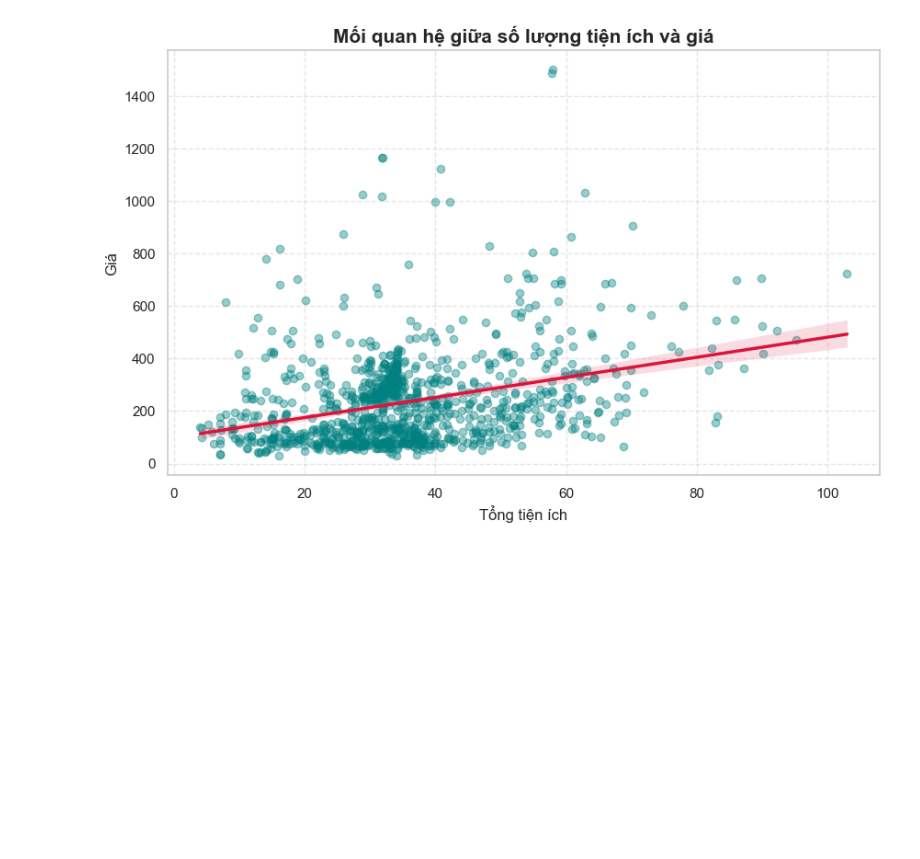
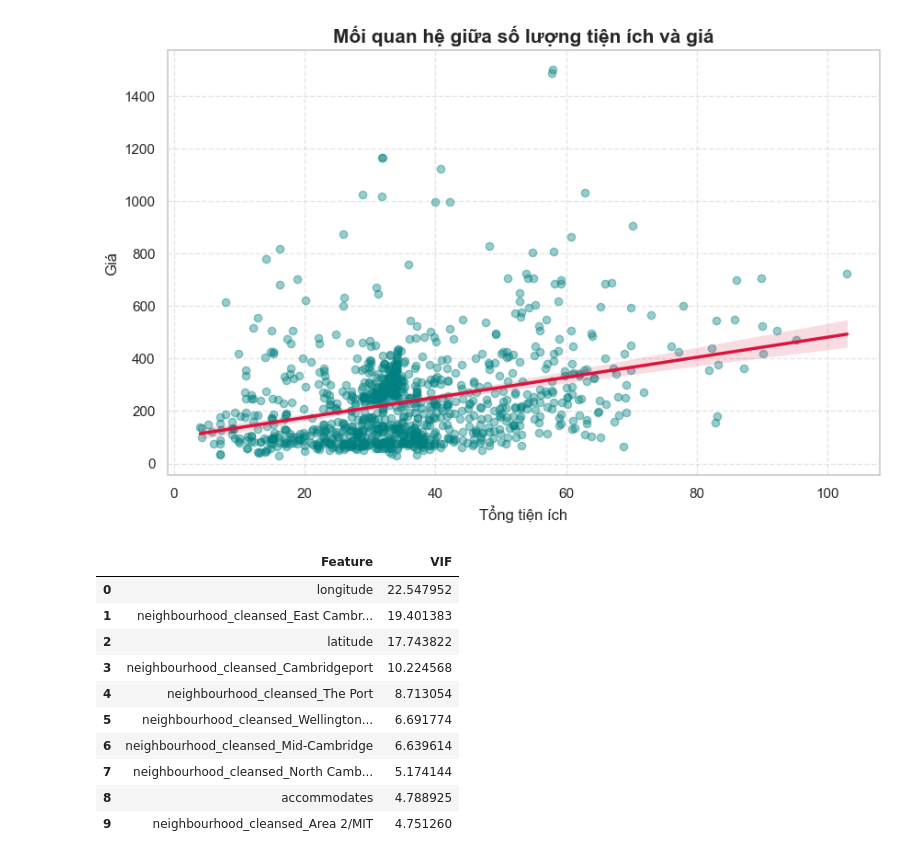
Before and after one commit to baokhanhth/Group01_Data_Analysis, a Jupyter notebook: notebooks/merge_and_eda.ipynb, the cells around one changed output. Saved outputs shown, nothing was run; the diff lists cells and outputs as text; code cells hidden in the pictures; blank space fills up the shorter version.

```diff
--- a/notebooks/merge_and_eda.ipynb
+++ b/notebooks/merge_and_eda.ipynb
@@ -292,0 +298,52 @@ plt.show()
+# %%
+file_path = '../data/processed/df_afterEDA.csv'
+df_afterEDA = pd.read_csv(file_path)
+# %%
+# One-Hot Encoding
+# Biến các cột chữ thành các cột số 0 và 1
+df_model = pd.get_dummies(df_afterEDA, drop_first=True)
+
+# 2. Tách X (Đề bài) và y (Đáp án) từ bảng đã toàn là số
+X = df_model.drop('price', axis=1)
+y = df_model['price']
+
+# 3. Khởi tạo công cụ chuẩn hóa
+scaler = StandardScaler()
+
+# 4. Chuẩn hóa (Scale) TOÀN BỘ tập X (lúc này X đã là số 100%)
+X_scaled_array = scaler.fit_transform(X)
+
+# 5. Ép ngược lại thành dạng bảng (DataFrame) để giữ lại tên các cột
+X_scaled = pd.DataFrame(X_scaled_array, columns=X.columns)
+# %%
+# Chia tập dữ liệu (Đề bài đã Scale và Đáp án) thành 80% học, 20% thi
+X_train_scaled, X_test_scaled, y_train, y_test = train_test_split(
+    X_scaled, y, test_size=0.2, random_state=42
+)
+# %%
+# 1. Tạo một bảng trống để lưu kết quả
+vif_data = pd.DataFrame()
+vif_data["Feature"] = X_train_scaled.columns
+
+# 2. Chạy vòng lặp tính điểm VIF cho từng cột trong tập Train
+vif_data["VIF"] = [
+    variance_inflation_factor(X_train_scaled.values, i)
+    for i in range(len(X_train_scaled.columns))
+]
+
+# 3. Sắp xếp điểm VIF từ cao xuống thấp để tìm ra những cột có nguy cơ cao nhất
+vif_data = vif_data.sort_values(by="VIF", ascending=False).reset_index(drop=True)
+
+display(vif_data.head(10))
+# %% [output]
+|  | Feature | VIF |
+| 0 | longitude | 22.547952 |
+| 1 | neighbourhood_cleansed_East Cambr... | 19.401383 |
+| 2 | latitude | 17.743822 |
+| 3 | neighbourhood_cleansed_Cambridgeport | 10.224568 |
+| 4 | neighbourhood_cleansed_The Port | 8.713054 |
+| 5 | neighbourhood_cleansed_Wellington... | 6.691774 |
+| 6 | neighbourhood_cleansed_Mid-Cambridge | 6.639614 |
+| 7 | neighbourhood_cleansed_North Camb... | 5.174144 |
+| 8 | accommodates | 4.788925 |
+| 9 | neighbourhood_cleansed_Area 2/MIT | 4.751260 |
```
Also changed, not shown: parts of 5 cells of this notebook, 6 other files.
